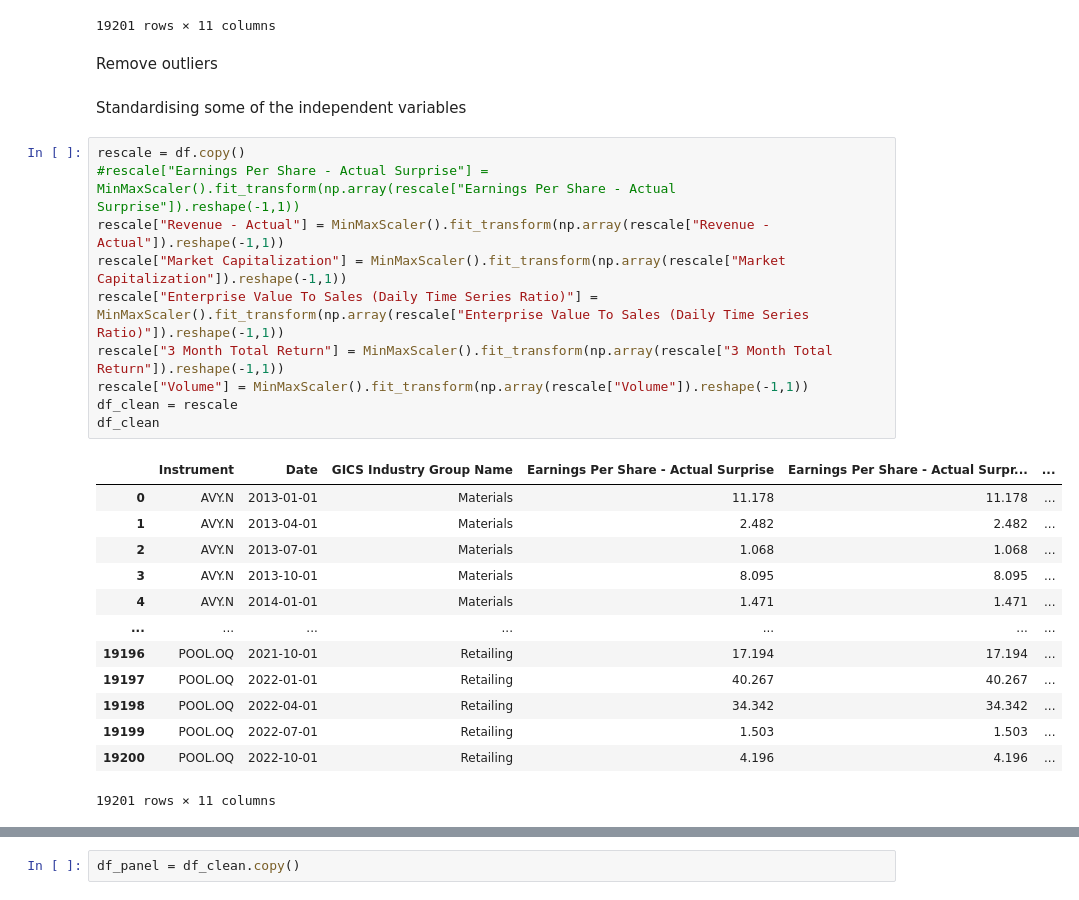
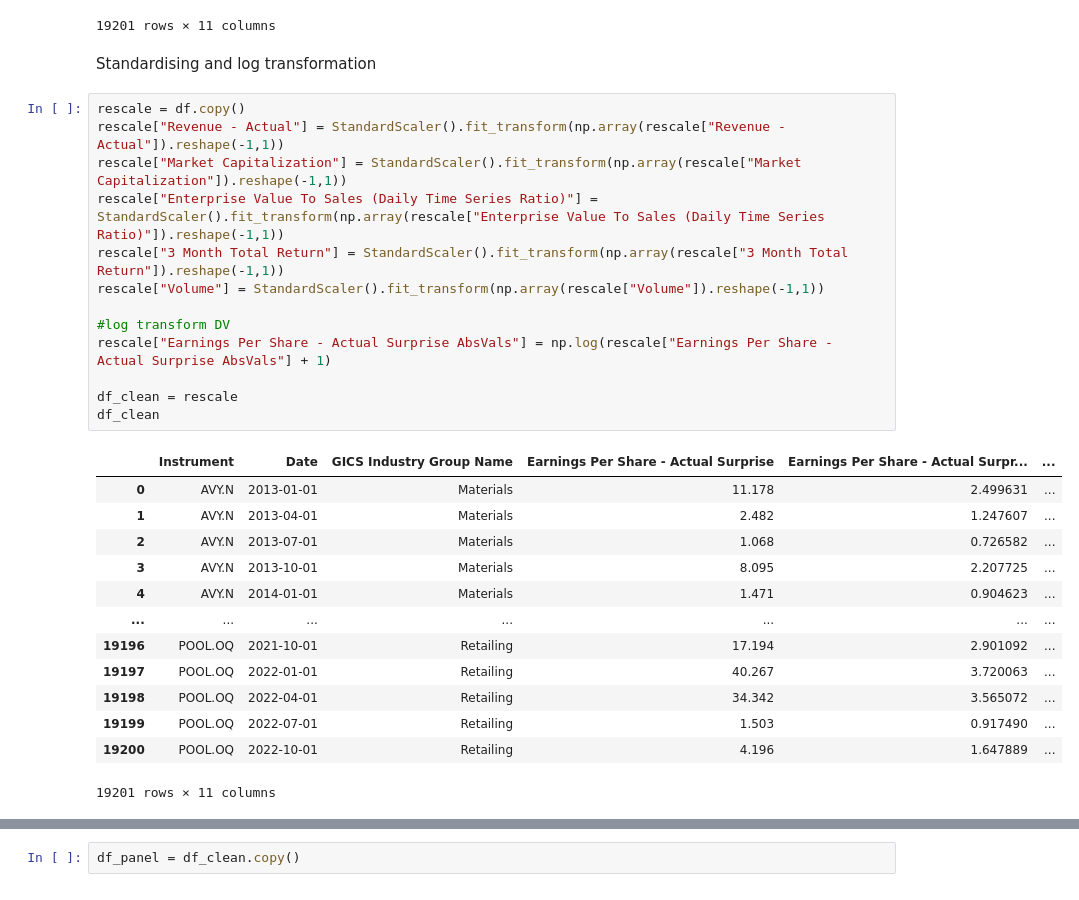
Before and after one commit to yummypugs/GSFM_AnalystForecasts, a Jupyter notebook: 3.3.1_Panel_characteristics.ipynb, the cells around one changed output, grey strips where cells are left out. Saved outputs shown, nothing was run; the diff lists cells and outputs as text.

Commit message:
fixed standardisation and added log transformation

```diff
--- a/3.3.1_Panel_characteristics.ipynb
+++ b/3.3.1_Panel_characteristics.ipynb
@@ -36,31 +36,32 @@ df
 | 19199 | POOL.OQ | 2022-07-01 | Retailing | 1.503 | 1.503 | ... |
 | 19200 | POOL.OQ | 2022-10-01 | Retailing | 4.196 | 4.196 | ... |
 19201 rows × 11 columns
-# %% [markdown]
-Remove outliers
-# %% [markdown]
-Standardising some of the independent variables
+# %% [markdown]
+Standardising and log transformation
 # %%
 rescale = df.copy()
-#rescale["Earnings Per Share - Actual Surprise"] = MinMaxScaler().fit_transform(np.array(rescale["Earnings Per Share - Actual Surprise"]).reshape(-1,1))
-rescale["Revenue - Actual"] = MinMaxScaler().fit_transform(np.array(rescale["Revenue - Actual"]).reshape(-1,1))
-rescale["Market Capitalization"] = MinMaxScaler().fit_transform(np.array(rescale["Market Capitalization"]).reshape(-1,1))
-rescale["Enterprise Value To Sales (Daily Time Series Ratio)"] = MinMaxScaler().fit_transform(np.array(rescale["Enterprise Value To Sales (Daily Time Series Ratio)"]).reshape(-1,1))
-rescale["3 Month Total Return"] = MinMaxScaler().fit_transform(np.array(rescale["3 Month Total Return"]).reshape(-1,1))
-rescale["Volume"] = MinMaxScaler().fit_transform(np.array(rescale["Volume"]).reshape(-1,1))
+rescale["Revenue - Actual"] = StandardScaler().fit_transform(np.array(rescale["Revenue - Actual"]).reshape(-1,1))
+rescale["Market Capitalization"] = StandardScaler().fit_transform(np.array(rescale["Market Capitalization"]).reshape(-1,1))
+rescale["Enterprise Value To Sales (Daily Time Series Ratio)"] = StandardScaler().fit_transform(np.array(rescale["Enterprise Value To Sales (Daily Time Series Ratio)"]).reshape(-1,1))
+rescale["3 Month Total Return"] = StandardScaler().fit_transform(np.array(rescale["3 Month Total Return"]).reshape(-1,1))
+rescale["Volume"] = StandardScaler().fit_transform(np.array(rescale["Volume"]).reshape(-1,1))
+
+#log transform DV
+rescale["Earnings Per Share - Actual Surprise AbsVals"] = np.log(rescale["Earnings Per Share - Actual Surprise AbsVals"] + 1)
+
 df_clean = rescale
 df_clean
 # %% [output]
 |  | Instrument | Date | GICS Industry Group Name | Earnings Per Share - Actual Surprise | Earnings Per Share - Actual Surpr... | ... |
-| 0 | AVY.N | 2013-01-01 | Materials | 11.178 | 11.178 | ... |
-| 1 | AVY.N | 2013-04-01 | Materials | 2.482 | 2.482 | ... |
-| 2 | AVY.N | 2013-07-01 | Materials | 1.068 | 1.068 | ... |
-| 3 | AVY.N | 2013-10-01 | Materials | 8.095 | 8.095 | ... |
-| 4 | AVY.N | 2014-01-01 | Materials | 1.471 | 1.471 | ... |
+| 0 | AVY.N | 2013-01-01 | Materials | 11.178 | 2.499631 | ... |
+| 1 | AVY.N | 2013-04-01 | Materials | 2.482 | 1.247607 | ... |
+| 2 | AVY.N | 2013-07-01 | Materials | 1.068 | 0.726582 | ... |
+| 3 | AVY.N | 2013-10-01 | Materials | 8.095 | 2.207725 | ... |
+| 4 | AVY.N | 2014-01-01 | Materials | 1.471 | 0.904623 | ... |
 | ... | ... | ... | ... | ... | ... | ... |
-| 19196 | POOL.OQ | 2021-10-01 | Retailing | 17.194 | 17.194 | ... |
-| 19197 | POOL.OQ | 2022-01-01 | Retailing | 40.267 | 40.267 | ... |
-| 19198 | POOL.OQ | 2022-04-01 | Retailing | 34.342 | 34.342 | ... |
-| 19199 | POOL.OQ | 2022-07-01 | Retailing | 1.503 | 1.503 | ... |
-| 19200 | POOL.OQ | 2022-10-01 | Retailing | 4.196 | 4.196 | ... |
+| 19196 | POOL.OQ | 2021-10-01 | Retailing | 17.194 | 2.901092 | ... |
+| 19197 | POOL.OQ | 2022-01-01 | Retailing | 40.267 | 3.720063 | ... |
+| 19198 | POOL.OQ | 2022-04-01 | Retailing | 34.342 | 3.565072 | ... |
+| 19199 | POOL.OQ | 2022-07-01 | Retailing | 1.503 | 0.917490 | ... |
+| 19200 | POOL.OQ | 2022-10-01 | Retailing | 4.196 | 1.647889 | ... |
 19201 rows × 11 columns
```
Also changed, not shown: parts of 3 cells of this notebook, 2 other files.
